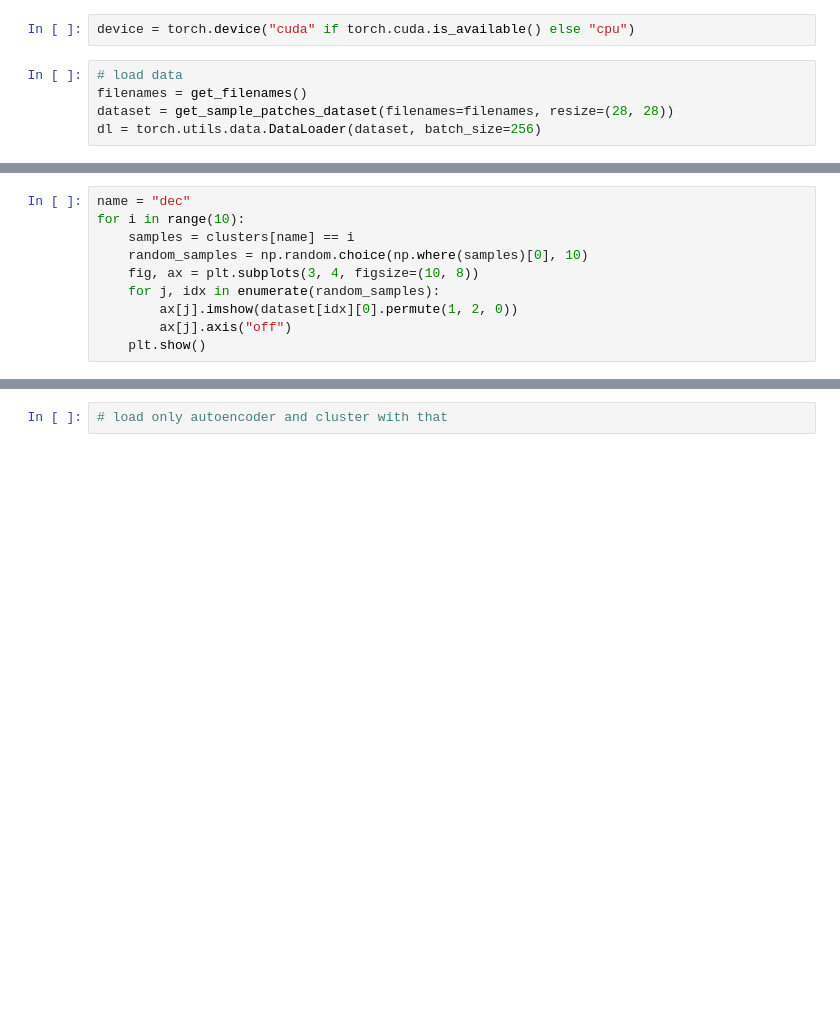
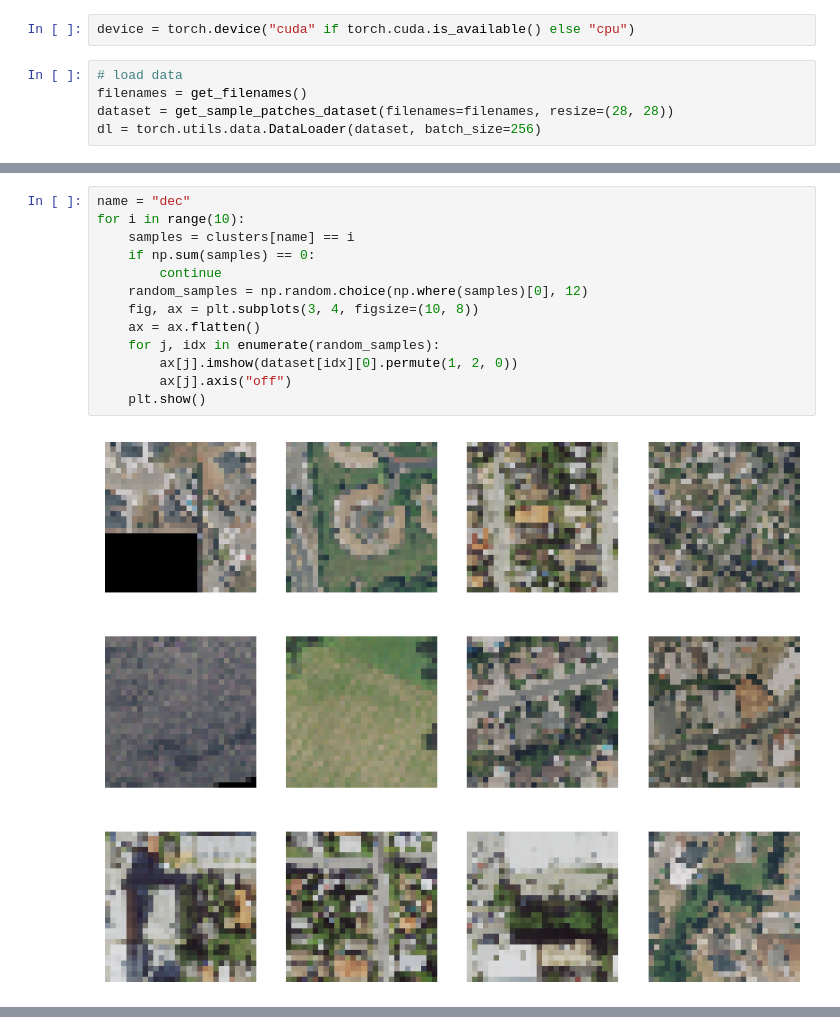
Before and after one commit to VIDA-NYU/GDPFinder, a Jupyter notebook: notebooks/analyse_clustering.ipynb, the cells around one changed output, grey strips where cells are left out. Saved outputs shown, nothing was run; the diff lists cells and outputs as text; blank space fills up the shorter version.

```diff
--- a/notebooks/analyse_clustering.ipynb
+++ b/notebooks/analyse_clustering.ipynb
@@ -69,10 +104,15 @@ for i in range(10):
 # %%
 name = "dec"
 for i in range(10):
     samples = clusters[name] == i
-    random_samples = np.random.choice(np.where(samples)[0], 10)
+    if np.sum(samples) == 0:
+        continue
+    random_samples = np.random.choice(np.where(samples)[0], 12)
     fig, ax = plt.subplots(3, 4, figsize=(10, 8))
+    ax = ax.flatten()
     for j, idx in enumerate(random_samples):
         ax[j].imshow(dataset[idx][0].permute(1, 2, 0))
         ax[j].axis("off")
     plt.show()
+# %% [output]
+[figure, added]
@@ -79,2 +125,0 @@ for i in range(10):
-# %%
-# load only autoencoder and cluster with that
```
Also changed, not shown: parts of 6 cells of this notebook.
